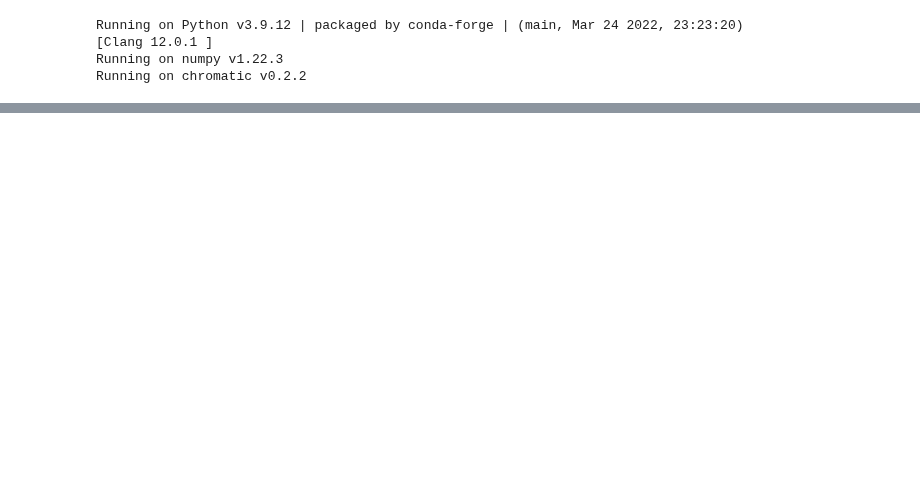
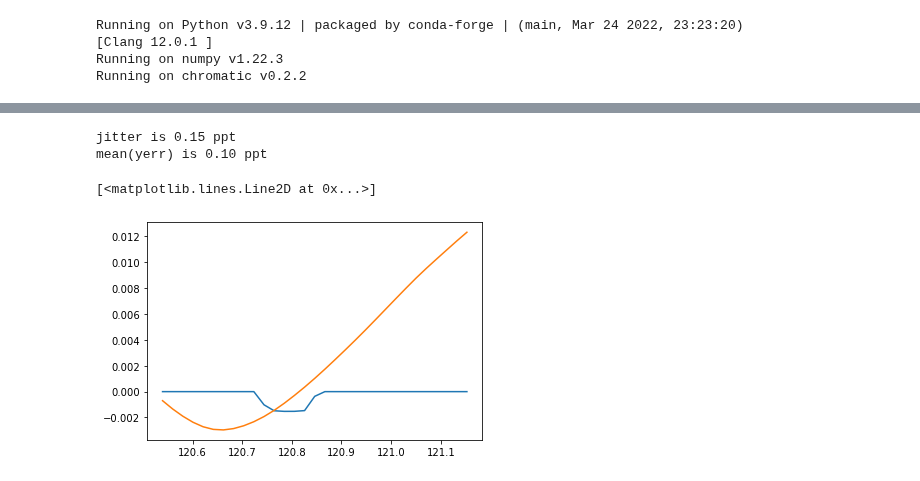
Before and after one commit to catrionamurray/chromatic_fitting, a Jupyter notebook: add_gp_model.ipynb, the cells around one changed output, grey strips where cells are left out. Saved outputs shown, nothing was run; the diff lists cells and outputs as text; code cells hidden in the pictures; blank space fills up the shorter version.

```diff
--- a/add_gp_model.ipynb
+++ b/add_gp_model.ipynb
@@ -195,3 +224,6 @@ cm = gp + t
+# %%
+cm = t + gp_qp
+# cm = gp_sho + gp_qp
 # %%
 cm.attach_data(s)
 cm.setup_lightcurves()
@@ -229,0 +313,6 @@ opt
+# %%
+print(f"jitter is {np.exp(opt['gp_qp_log_jitter'])*1e3:.2f} ppt")
+print(f"mean(yerr) is {np.mean(cm.data.uncertainty)*1e3:.2f} ppt")
+# %% [output]
+jitter is 0.15 ppt
+mean(yerr) is 0.10 ppt
@@ -229,0 +322,6 @@ opt
+# %%
+plt.plot(cm.data.time,ytransit)
+plt.plot(cm.data.time,ygp)
+# %% [output]
+[<matplotlib.lines.Line2D at 0x...>]
+[figure, added]
```
Also changed, not shown: parts of 32 cells of this notebook, 1 other file.
